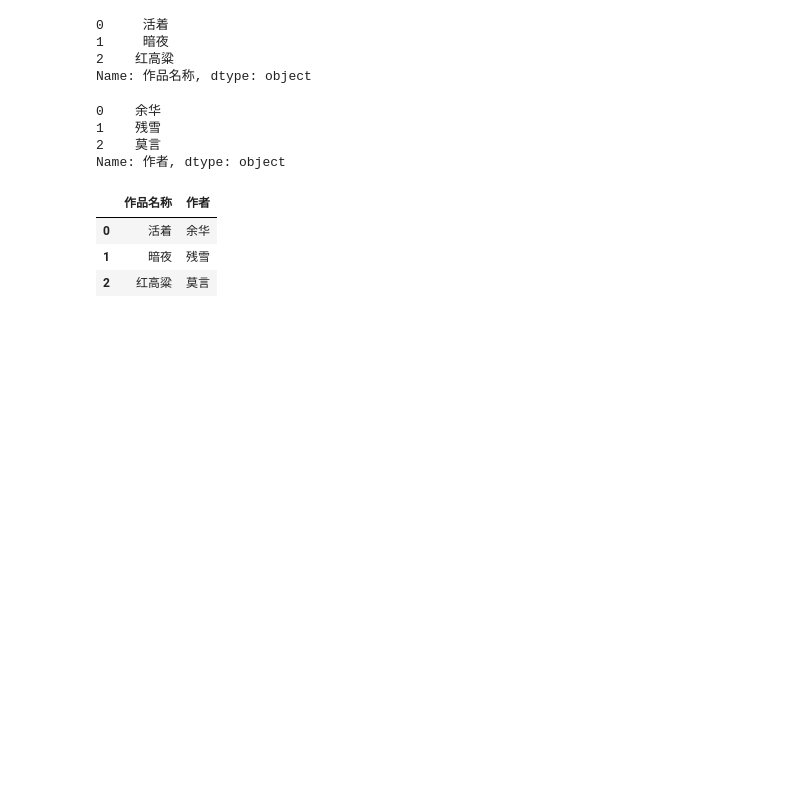
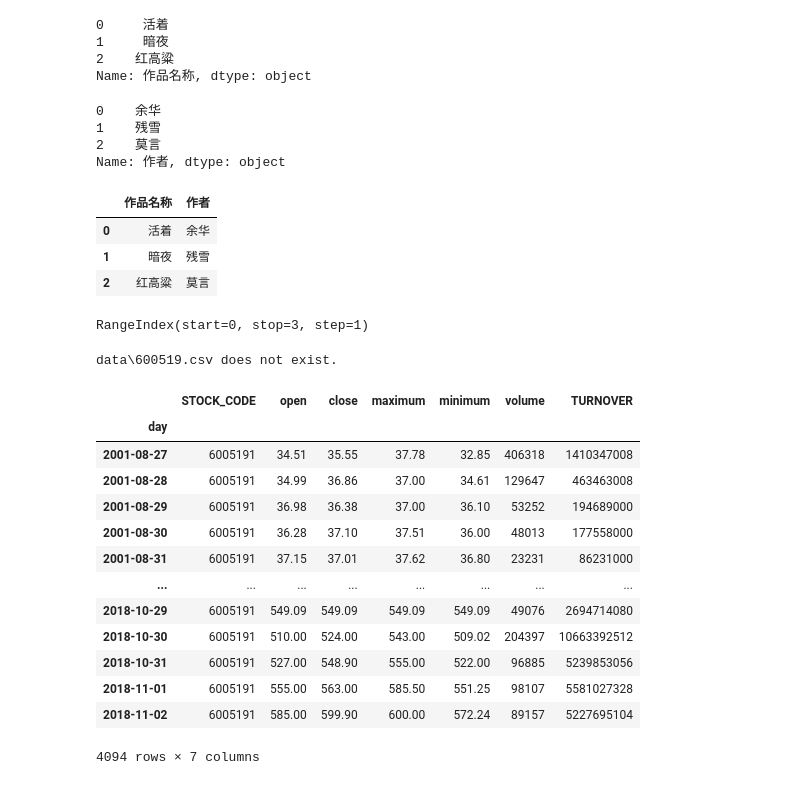
Before and after one commit to Xuyanli-Hub/xuyanli, a Jupyter notebook: output/05-dataframe.ipynb, the cells around one changed output. Cells and saved outputs as stored; diff of their text form; code cells hidden in the pictures; blank space fills up the shorter version.

```diff
--- a/output/05-dataframe.ipynb
+++ b/output/05-dataframe.ipynb
@@ -70,3 +70,7 @@ df2[['作品名称','作者']]
 | 0 | 活着 | 余华 |
 | 1 | 暗夜 | 残雪 |
 | 2 | 红高粱 | 莫言 |
+# %%
+df2.index
+# %% [output]
+RangeIndex(start=0, stop=3, step=1)
@@ -72,0 +80,27 @@ df2[['作品名称','作者']]
+# %%
+import os
+
+file_path = 'data\\600519.csv'  # 或者你的绝对路径
+if os.path.exists(file_path):
+    print(f"{file_path} exists.")
+else:
+    print(f"{file_path} does not exist.")
+# %% [output]
+data\600519.csv does not exist.
+# %%
+gzmt.set_index('day')
+# %% [output]
+|  | STOCK_CODE | open | close | maximum | minimum | volume | TURNOVER |
+| day |  |  |  |  |  |  |  |
+| 2001-08-27 | 6005191 | 34.51 | 35.55 | 37.78 | 32.85 | 406318 | 1410347008 |
+| 2001-08-28 | 6005191 | 34.99 | 36.86 | 37.00 | 34.61 | 129647 | 463463008 |
+| 2001-08-29 | 6005191 | 36.98 | 36.38 | 37.00 | 36.10 | 53252 | 194689000 |
+| 2001-08-30 | 6005191 | 36.28 | 37.10 | 37.51 | 36.00 | 48013 | 177558000 |
+| 2001-08-31 | 6005191 | 37.15 | 37.01 | 37.62 | 36.80 | 23231 | 86231000 |
+| ... | ... | ... | ... | ... | ... | ... | ... |
+| 2018-10-29 | 6005191 | 549.09 | 549.09 | 549.09 | 549.09 | 49076 | 2694714080 |
+| 2018-10-30 | 6005191 | 510.00 | 524.00 | 543.00 | 509.02 | 204397 | 10663392512 |
+| 2018-10-31 | 6005191 | 527.00 | 548.90 | 555.00 | 522.00 | 96885 | 5239853056 |
+| 2018-11-01 | 6005191 | 555.00 | 563.00 | 585.50 | 551.25 | 98107 | 5581027328 |
+| 2018-11-02 | 6005191 | 585.00 | 599.90 | 600.00 | 572.24 | 89157 | 5227695104 |
+4094 rows × 7 columns
```
Also changed, not shown: parts of 19 cells of this notebook, 3 other files.
